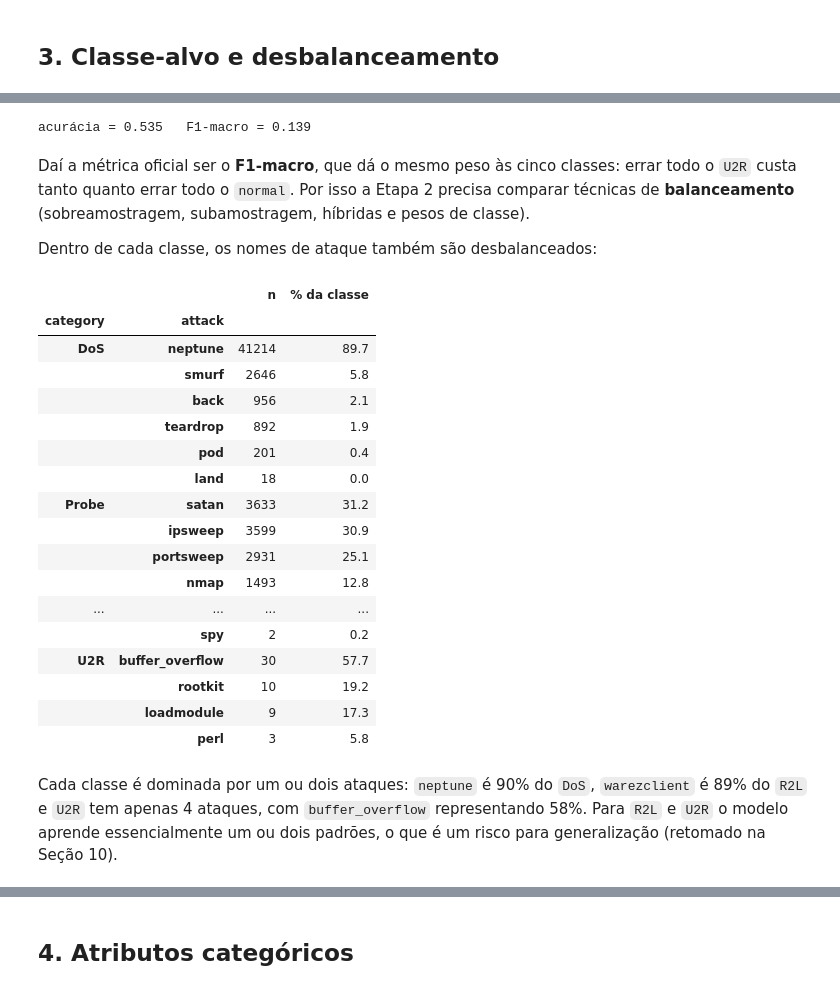
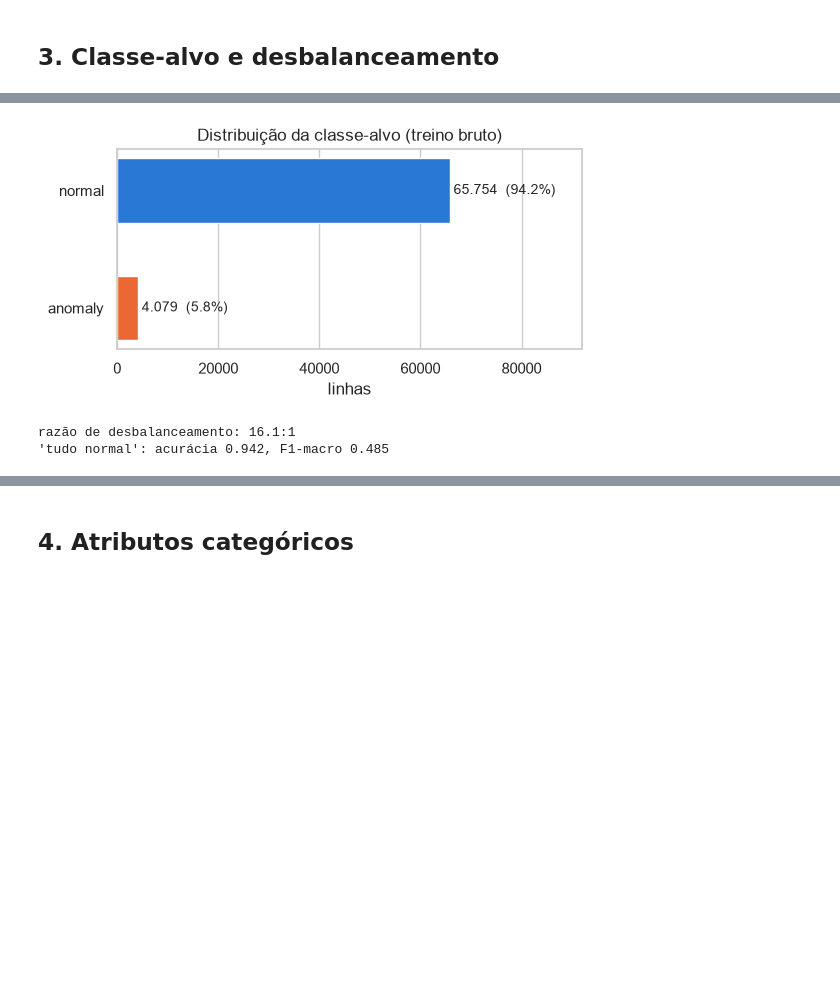
Before and after one commit to pedro-maia1337/IA-CopaLibertadores, a Jupyter notebook: notebooks/01_eda.ipynb, the cells around one changed output, grey strips where cells are left out. Saved outputs shown, nothing was run; the diff lists cells and outputs as text; code cells hidden in the pictures; blank space fills up the shorter version.

```diff
--- a/notebooks/01_eda.ipynb
+++ b/notebooks/01_eda.ipynb
@@ -172,17 +286,2 @@ indica tentativa, a interpretação mais natural é tratá-lo como contagem (ou
 # %% [markdown]
 ## 3. Classe-alvo e desbalanceamento
-# %%
-cls = pd.DataFrame({"n": df["category"].value_counts().reindex(CLASSES)})
-cls["%"] = (100 * cls["n"] / cls["n"].sum()).round(2)
-cls["razão normal:classe"] = (cls.loc["normal", "n"] / cls["n"]).round(0).astype(int)
-display(cls)
-
-fig, ax = plt.subplots(figsize=(7, 3.5))
-ax.bar(cls.index, cls["n"], color=[PALETTE[c] for c in cls.index], width=0.6)
-ax.set_yscale("log")
-for i, (n, p) in enumerate(zip(cls["n"], cls["%"])):
-    ax.text(i, n * 1.15, f"{n:,} ({p}%)".replace(",", "."), ha="center", fontsize=9)
-ax.set(title="KDDTrain+: registros por classe (escala log)", xlabel="classe",
-       ylabel="nº de registros (log)", ylim=(10, 3e5))
-savefig(fig, "classes")
-plt.show()
@@ -205,44 +288,20 @@ dos registros, mas o seu F1-macro é muito baixo, porque o F1 das outras quatro
-# %%
-from sklearn.metrics import accuracy_score, f1_score
-
-y = df["category"]
-trivial = np.full(len(y), "normal")
-print(f"acurácia = {accuracy_score(y, trivial):.3f}   "
-      f"F1-macro = {f1_score(y, trivial, average='macro', labels=CLASSES, zero_division=0):.3f}")
-# %% [output]
-acurácia = 0.535   F1-macro = 0.139
-# %% [markdown]
-Daí a métrica oficial ser o **F1-macro**, que dá o mesmo peso às cinco classes: errar todo o
-`U2R` custa tanto quanto errar todo o `normal`. Por isso a Etapa 2 precisa comparar técnicas de
-**balanceamento** (sobreamostragem, subamostragem, híbridas e pesos de classe).
-
-Dentro de cada classe, os nomes de ataque também são desbalanceados:
-# %%
-atk = (df.groupby(["category", "attack"]).size().rename("n").reset_index()
-         .sort_values(["category", "n"], ascending=[True, False]))
-atk["% da classe"] = (100 * atk["n"] / atk.groupby("category")["n"].transform("sum")).round(1)
-atk.set_index(["category", "attack"]).loc[CLASSES[1:]]
-# %% [output]
-|  |  | n | % da classe |
-| category | attack |  |  |
-| DoS | neptune | 41214 | 89.7 |
-|  | smurf | 2646 | 5.8 |
-|  | back | 956 | 2.1 |
-|  | teardrop | 892 | 1.9 |
-|  | pod | 201 | 0.4 |
-|  | land | 18 | 0.0 |
-| Probe | satan | 3633 | 31.2 |
-|  | ipsweep | 3599 | 30.9 |
-|  | portsweep | 2931 | 25.1 |
-|  | nmap | 1493 | 12.8 |
-| ... | ... | ... | ... |
-|  | spy | 2 | 0.2 |
-| U2R | buffer_overflow | 30 | 57.7 |
-|  | rootkit | 10 | 19.2 |
-|  | loadmodule | 9 | 17.3 |
-|  | perl | 3 | 5.8 |
-# %% [markdown]
-Cada classe é dominada por um ou dois ataques: `neptune` é 90% do `DoS`, `warezclient` é 89% do
-`R2L` e `U2R` tem apenas 4 ataques, com `buffer_overflow` representando 58%. Para `R2L` e `U2R`
-o modelo aprende essencialmente um ou dois padrões, o que é um risco para generalização
-(retomado na Seção 10).
+# %%
+counts = y.value_counts().reindex(CLASSES)
+fig, ax = plt.subplots(figsize=(6, 2.6))
+ax.barh(CLASSES, counts.values, color=[PALETTE[c] for c in CLASSES], height=0.55)
+for i, c in enumerate(CLASSES):
+    ax.text(counts[c] + 800, i, f"{counts[c]:,}".replace(",", ".") + f"  ({counts[c] / len(y):.1%})",
+            va="center", fontsize=10)
+ax.set(title="Distribuição da classe-alvo (treino bruto)", xlabel="linhas", xlim=(0, 92000))
+ax.invert_yaxis()
+ax.grid(axis="y", visible=False)
+savefig(fig, "classes")
+plt.show()
+
+always_normal = binary_metrics(is_anomaly, np.zeros(len(y), dtype=bool))
+print(f"razão de desbalanceamento: {counts['normal'] / counts['anomaly']:.1f}:1")
+print(f"'tudo normal': acurácia {always_normal['accuracy']:.3f}, F1-macro {always_normal['f1_macro']:.3f}")
+# %% [output]
+[figure, added]
+razão de desbalanceamento: 16.1:1
+'tudo normal': acurácia 0.942, F1-macro 0.485
```
Also changed, not shown: parts of 101 cells of this notebook, 42 other files.
